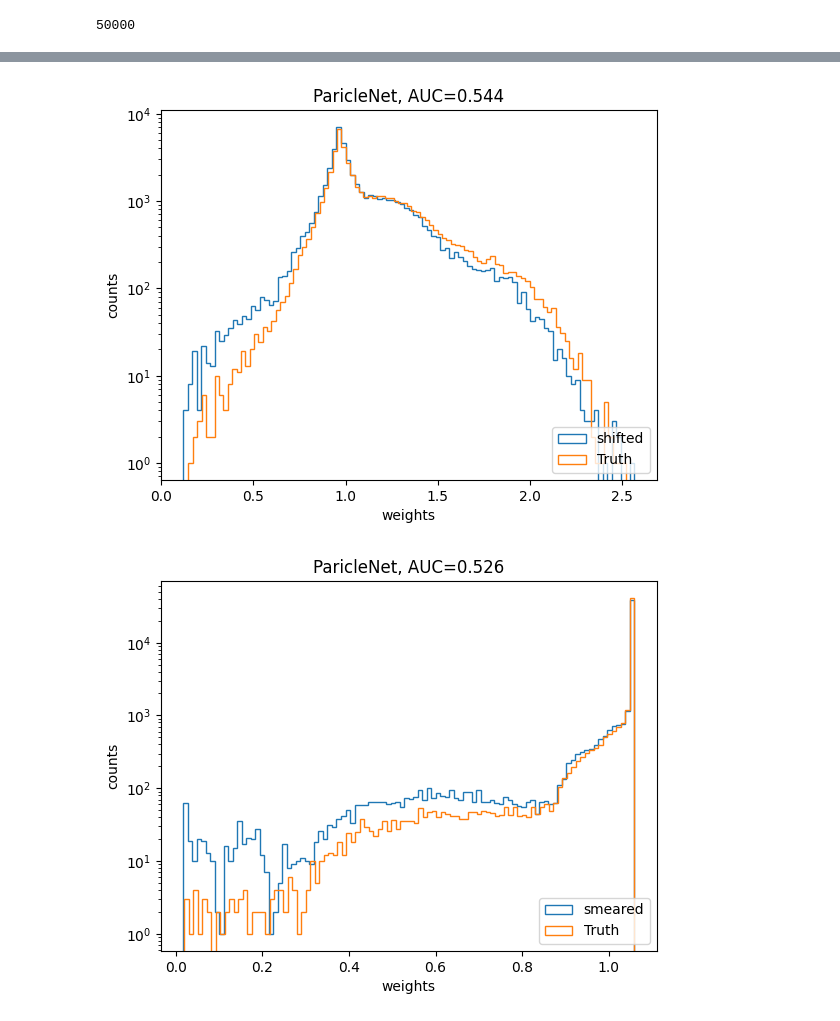
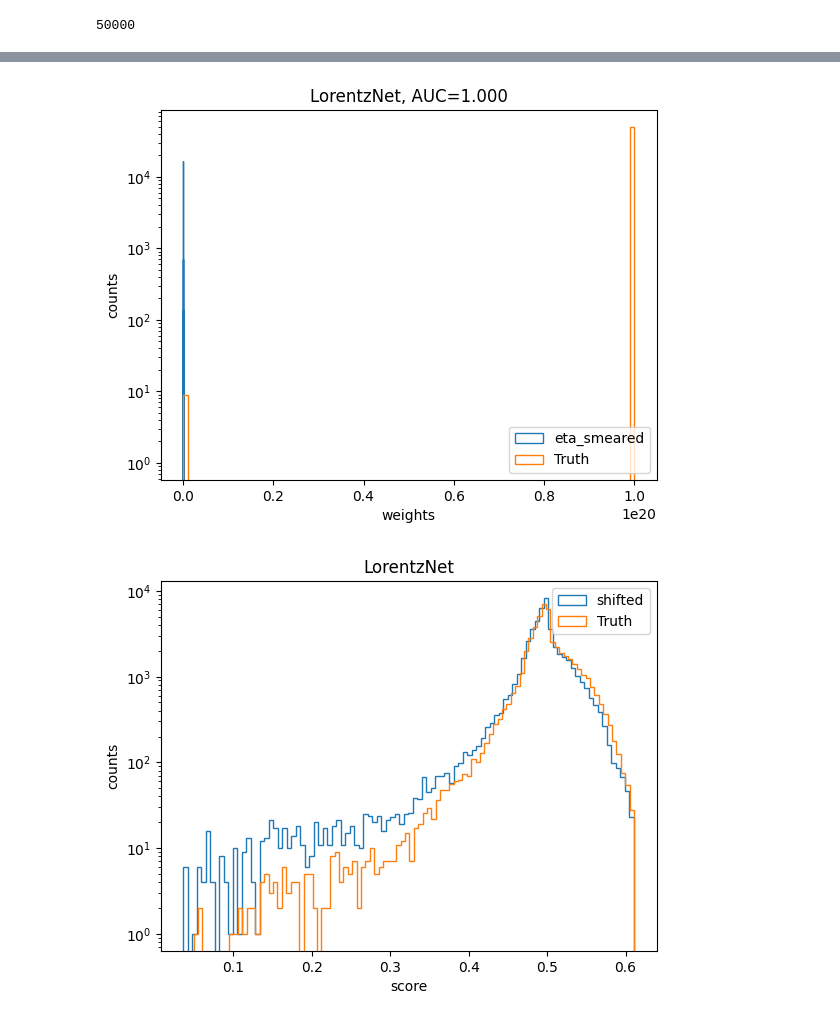
Before and after one commit to heidelberg-hepml/discriminator-metric, a Jupyter notebook: notebooks/plot_weights.ipynb, the cells around one changed output, grey strips where cells are left out. Drawn from its saved outputs; the diff is of its cells as text; code cells hidden in the pictures.

```diff
--- a/notebooks/plot_weights.ipynb
+++ b/notebooks/plot_weights.ipynb
@@ -36,9 +283,10 @@ jet_test_ln = [
  for test  in tests_ln]
 # %%
 tests_pn = ['eta_smeared','shifted','smeared','all_smeared','pt_shifted'
-         ,'pt_smeared']
+         ,'pt_smeared','truth']
 
 jet_test_pn = [
 {'exp_name': f'trial_1_pn_{test}',
- 'model_score': 'best_model_score'}
+ 'model_score': 'best_model_score',
+ 'type': 'particlenet'}
  for test  in tests_pn]
@@ -59,8 +336,8 @@ for test in tests:
 
     weights = score/(1-score)
     weights = weights/np.sum(weights)
-    plt.hist(weights[label==0], bins=50,histtype='step', label='tailcut')
-    plt.hist(weights[label==1], bins=50,histtype='step', label='truth')
+    plt.hist(weights[labels_valid==0], bins=50,histtype='step', label='tailcut')
+    plt.hist(weights[labels_valid==1], bins=50,histtype='step', label='truth')
     plt.legend()
     plt.xlabel('weights')
     plt.ylabel('count')
@@ -74,5 +349,5 @@ IndexError: boolean index did not match indexed array along dimension 0; dimensi
 # %%
-test_1 = [tests[-2],tests[-1]]
+test_1 = [tests[-2],tests[-1],tests_truth_pf[-1] ]
 
 for test in test_1:
     exp_name = test['exp_name']
@@ -80,10 +355,10 @@ for test in test_1:
     if test['type']=='lorentznet':
         score = np.load(f'output/{exp_name}/score_{best_epoch}.npy')
         weights = score[:,2]/(1-score[:,2])
-        plt.hist(weights[label==0],
+        plt.hist(weights[labels==0],
                  bins=np.arange(min(weights), max(weights),0.0005),
                  histtype='step', label='tailcut')
-        plt.hist(weights[label==1],
+        plt.hist(weights[labels==1],
                  bins=np.arange(min(weights), max(weights),0.0005),
                  histtype='step', label='truth')
       #  print(np.sum(label-score[:-2,0]))
@@ -92,9 +367,9 @@ for test in test_1:
        # continue
         score = np.load(f'output/{exp_name}/best_model_score.npy')[:,0]
         weights = score/(1-score)
-        plt.hist(weights[label==0], bins=np.arange(min(weights), max(weights),0.005),
+        plt.hist(weights[labels==0], bins=np.arange(min(weights), max(weights),0.005),
               histtype='step', label='tailcut')
-        plt.hist(weights[label==1], bins=np.arange(min(weights), max(weights),0.005),
+        plt.hist(weights[labels==1], bins=np.arange(min(weights), max(weights),0.005),
                  histtype='step', label='truth')
 
 
@@ -342,0 +642,2 @@ plt.show()
+# %%
+truth_exp = jet_test_pn[-1]
@@ -365,19 +772,30 @@ plt.show()
 # %%
 s = 'valid'
-for i,test in enumerate(tests_pn):
+for i,test in enumerate(tests_ln):
     label = pd.read_hdf('data/jetnet30_data.h5', f'labels__{test}_{s}')['labels'].values
-    exp_name = jet_test_pn[i]['exp_name']
+
+
+    exp_name = jet_test_ln[i]['exp_name']
     score = np.load(f'output/{exp_name}/best_model_score.npy')
-    weights = score[:,0]/(1-score[:,0]+1e-20)
+
+    plt.hist(score[label==0], label=f'{test}',bins=100, histtype='step')
+    plt.hist(score[label==1], label='Truth',bins=100, histtype='step')
+    plt.xlabel('score')
+    plt.ylabel('counts')
+    plt.title(f'LorentzNet')
+    plt.yscale('log')
+    plt.legend()
+    plt.show()
+    weights = score/(1-score+1e-20)
     assert len(score) == len(label)
-    auc = roc_auc_score(label, score[:,0])
+    auc = roc_auc_score(label, score)
    # tpr, fpr, _ = roc_curve(label, score[:,0])
     plt.hist(weights[label==0], label=f'{test}',bins=100, histtype='step')
     plt.hist(weights[label==1], label='Truth',bins=100, histtype='step')
 
     plt.xlabel('weights')
     plt.ylabel('counts')
-    plt.title(f'ParicleNet, AUC={auc:.3f}')
+    plt.title(f'LorentzNet, AUC={auc:.3f}')
     plt.yscale('log')
     plt.legend(loc='lower right')
     plt.show()
@@ -386,2 +804,2 @@ for i,test in enumerate(tests_pn):
-[figure, old version]
+[figure, new version]
-[figure, old version]
+[figure, new version]
```
Also changed, not shown: parts of 36 cells of this notebook, 16 other files.
